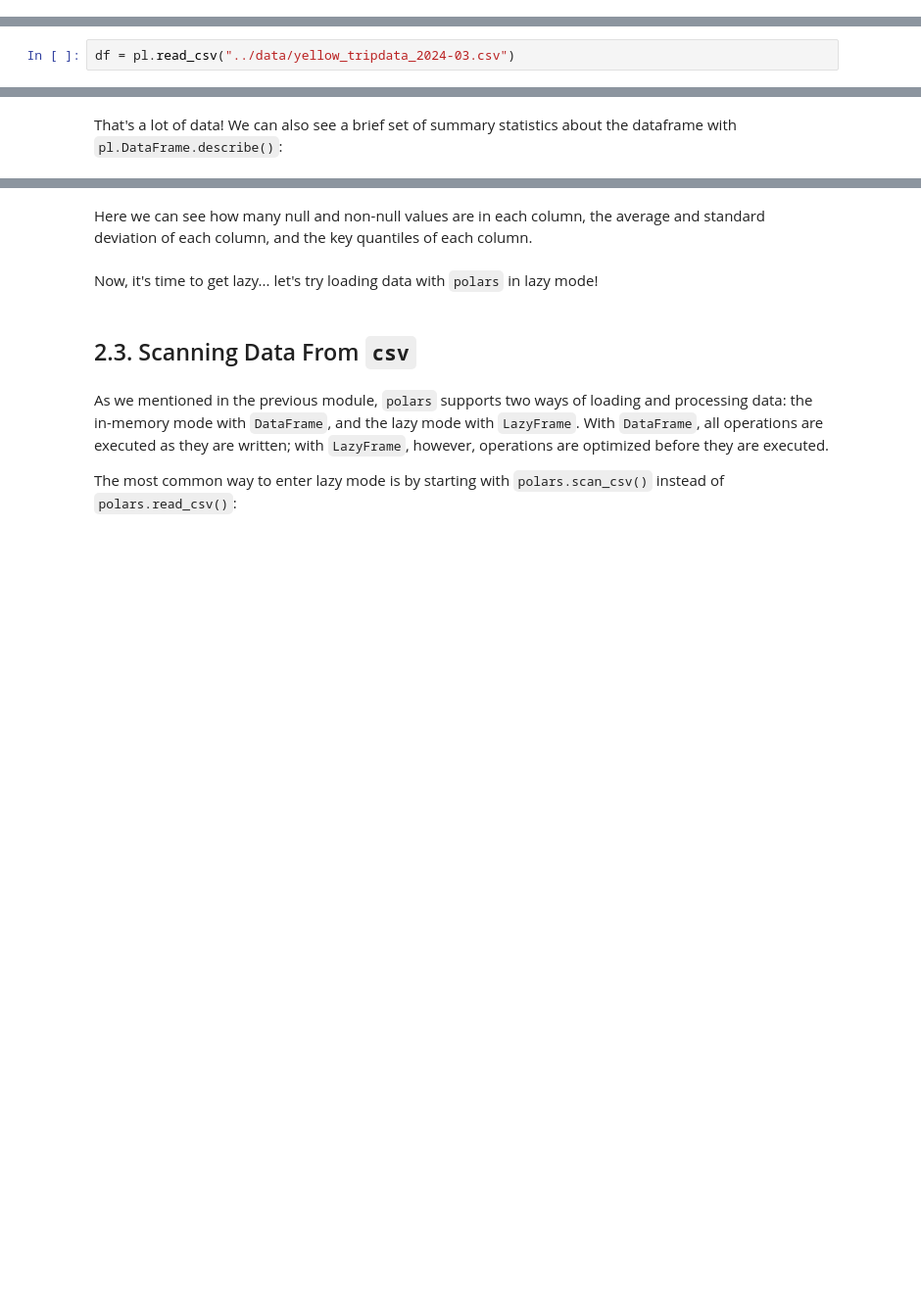
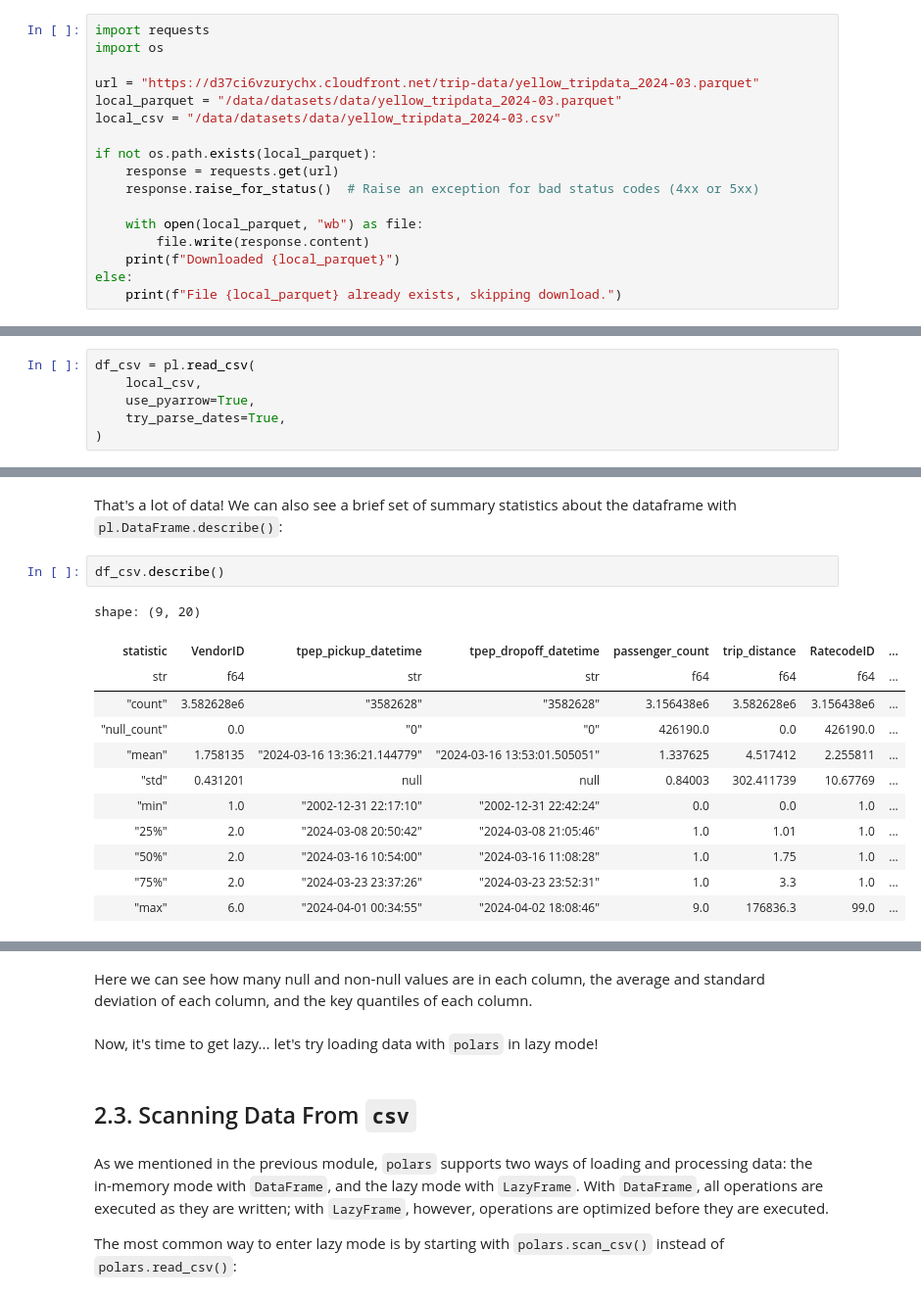
Before and after one commit to kalona/polars-for-data-science-oreilly-course, a Jupyter notebook: module_notebooks/02. Getting Started.ipynb, the cells around one changed output, grey strips where cells are left out. Shown at 98% size. Cells and saved outputs as stored; diff of their text form; blank space fills up the shorter version.

```diff
--- a/module_notebooks/02. Getting Started.ipynb
+++ b/module_notebooks/02. Getting Started.ipynb
@@ -42,0 +73,17 @@ There are many ways to load data in `polars`: from `csv` files, `parquet` files,
+# %%
+import requests
+import os
+
+url = "https://d37ci6vzurychx.cloudfront.net/trip-data/yellow_tripdata_2024-03.parquet"
+local_parquet = "/data/datasets/data/yellow_tripdata_2024-03.parquet"
+local_csv = "/data/datasets/data/yellow_tripdata_2024-03.csv"
+
+if not os.path.exists(local_parquet):
+    response = requests.get(url)
+    response.raise_for_status()  # Raise an exception for bad status codes (4xx or 5xx)
+
+    with open(local_parquet, "wb") as file:
+        file.write(response.content)
+    print(f"Downloaded {local_parquet}")
+else:
+    print(f"File {local_parquet} already exists, skipping download.")
@@ -43,4 +127,8 @@ There are many ways to load data in `polars`: from `csv` files, `parquet` files,
 # %%
-df = pl.read_csv("../data/yellow_tripdata_2024-03.csv")
+df_csv = pl.read_csv(
+    local_csv,
+    use_pyarrow=True,
+    try_parse_dates=True,
+)
 # %% [markdown]
 We can take a quick look at the data with a call to `.head()`:
@@ -88,4 +258,19 @@ df.shape
 # %% [markdown]
 That's a lot of data! We can also see a brief set of summary statistics about the dataframe with `pl.DataFrame.describe()`:
+# %%
+df_csv.describe()
+# %% [output]
+shape: (9, 20)
+| statistic | VendorID | tpep_pickup_datetime | tpep_dropoff_datetime | passenger_count | trip_distance | RatecodeID | ... |
+| str | f64 | str | str | f64 | f64 | f64 | ... |
+| "count" | 3.582628e6 | "3582628" | "3582628" | 3.156438e6 | 3.582628e6 | 3.156438e6 | ... |
+| "null_count" | 0.0 | "0" | "0" | 426190.0 | 0.0 | 426190.0 | ... |
+| "mean" | 1.758135 | "2024-03-16 13:36:21.144779" | "2024-03-16 13:53:01.505051" | 1.337625 | 4.517412 | 2.255811 | ... |
+| "std" | 0.431201 | null | null | 0.84003 | 302.411739 | 10.67769 | ... |
+| "min" | 1.0 | "2002-12-31 22:17:10" | "2002-12-31 22:42:24" | 0.0 | 0.0 | 1.0 | ... |
+| "25%" | 2.0 | "2024-03-08 20:50:42" | "2024-03-08 21:05:46" | 1.0 | 1.01 | 1.0 | ... |
+| "50%" | 2.0 | "2024-03-16 10:54:00" | "2024-03-16 11:08:28" | 1.0 | 1.75 | 1.0 | ... |
+| "75%" | 2.0 | "2024-03-23 23:37:26" | "2024-03-23 23:52:31" | 1.0 | 3.3 | 1.0 | ... |
+| "max" | 6.0 | "2024-04-01 00:34:55" | "2024-04-02 18:08:46" | 9.0 | 176836.3 | 99.0 | ... |
 # %%
 df.describe()
```
Also changed, not shown: parts of 42 cells of this notebook, 6 other files.
